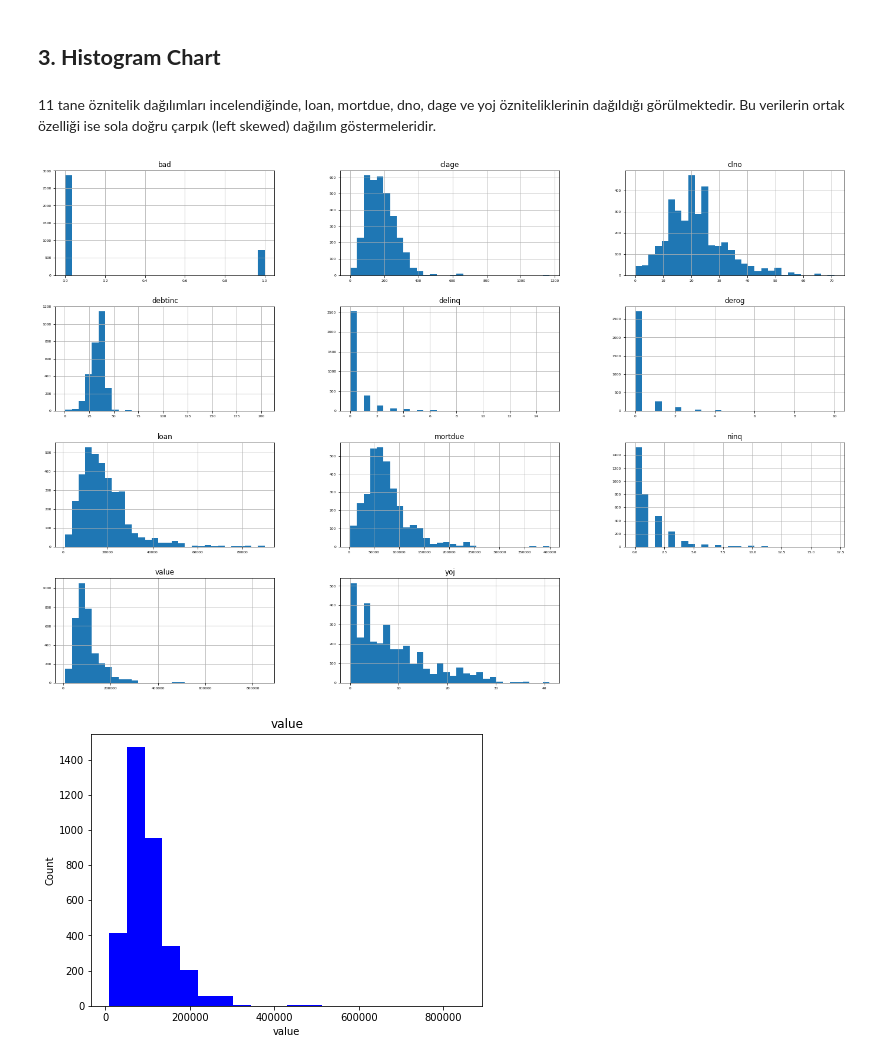
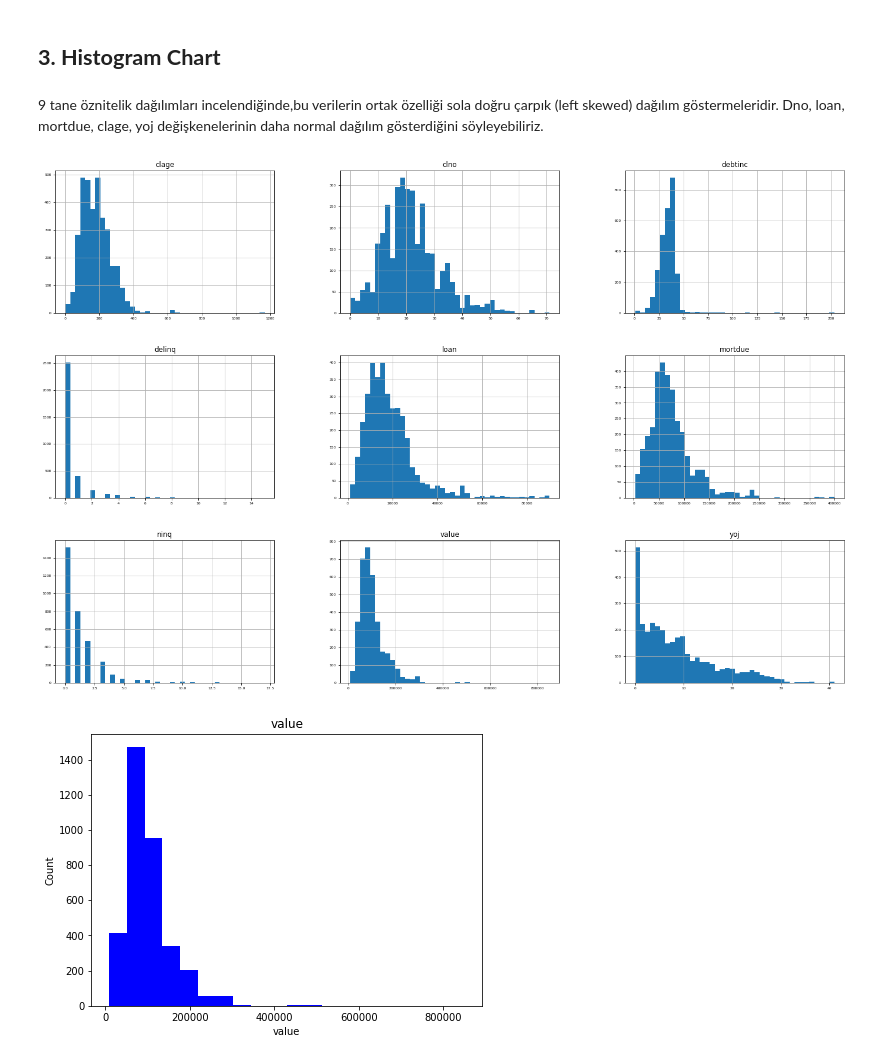
Before and after one commit to Kodluyoruz-Ankara-Veri-Bilimi/assignment-Furkan-Alaybeg, a Jupyter notebook: assignment2-Furkan.ipynb, the cells around one changed output. Drawn from its saved outputs; the diff is of its cells as text; code cells hidden in the pictures.

```diff
--- a/assignment2-Furkan.ipynb
+++ b/assignment2-Furkan.ipynb
@@ -243,11 +290,12 @@ plt.show()
 # %% [markdown]
 ## **3. Histogram Chart**
 # %% [markdown]
-11 tane öznitelik dağılımları incelendiğinde, loan, mortdue, dno, dage ve yoj özniteliklerinin dağıldığı görülmektedir. Bu verilerin ortak özelliği ise sola doğru çarpık (left skewed) dağılım göstermeleridir.
+9 tane öznitelik dağılımları incelendiğinde,bu verilerin ortak özelliği sola doğru çarpık (left skewed) dağılım göstermeleridir. Dno, loan, mortdue, clage, yoj değişkenelerinin daha normal dağılım gösterdiğini söyleyebiliriz.
 # %%
-data.hist(figsize=(24,16), bins=30, xlabelsize=6, ylabelsize=6)
+data2 = data.drop(["bad", "derog"], axis=1)
+data2.hist(figsize=(24,16), bins=40, xlabelsize=6, ylabelsize=6)
 plt.show()
 # %% [output]
-[figure, old version]
+[figure, new version]
 # %%
 plt.figure(figsize = (7, 5))
```
Also changed, not shown: parts of 46 cells of this notebook.
